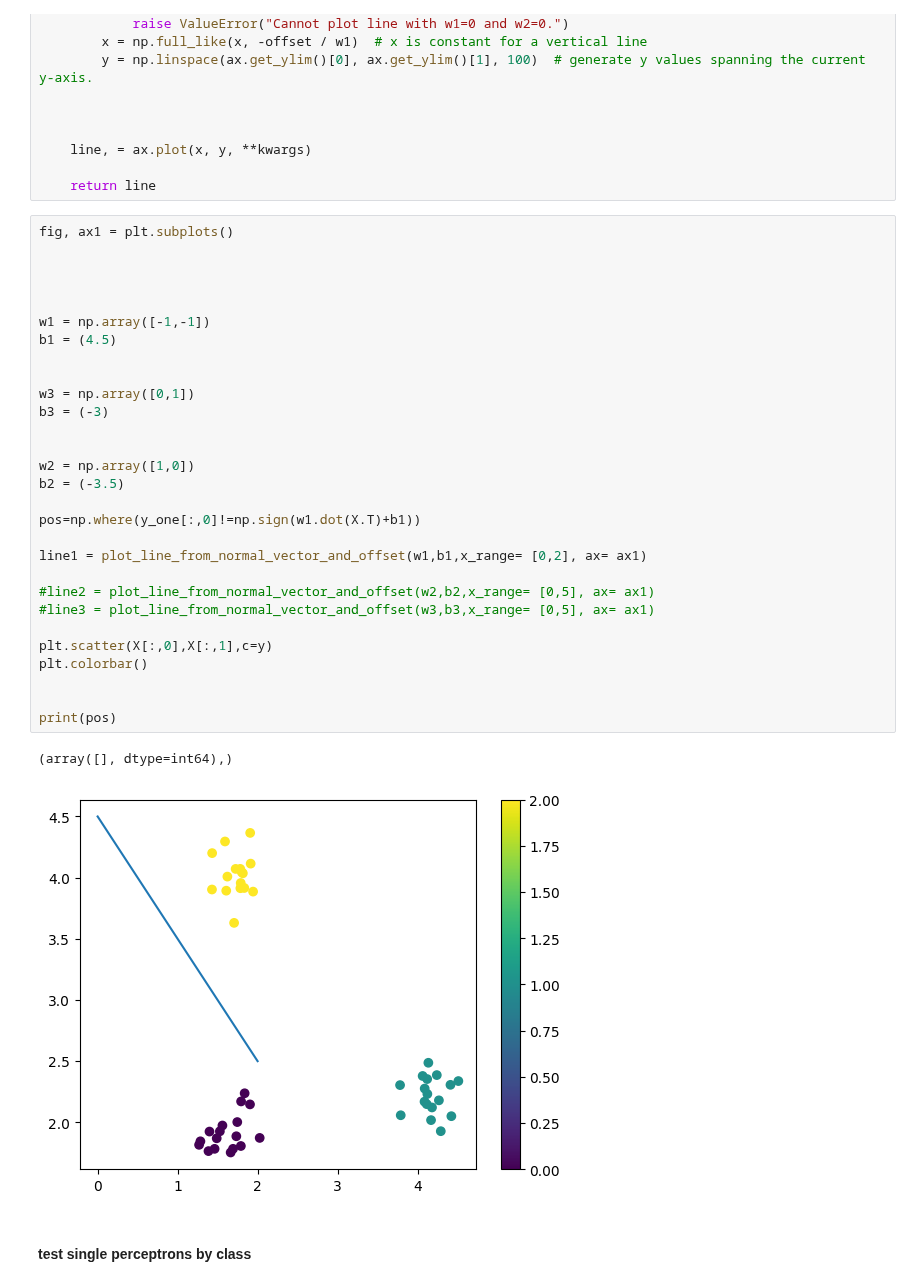
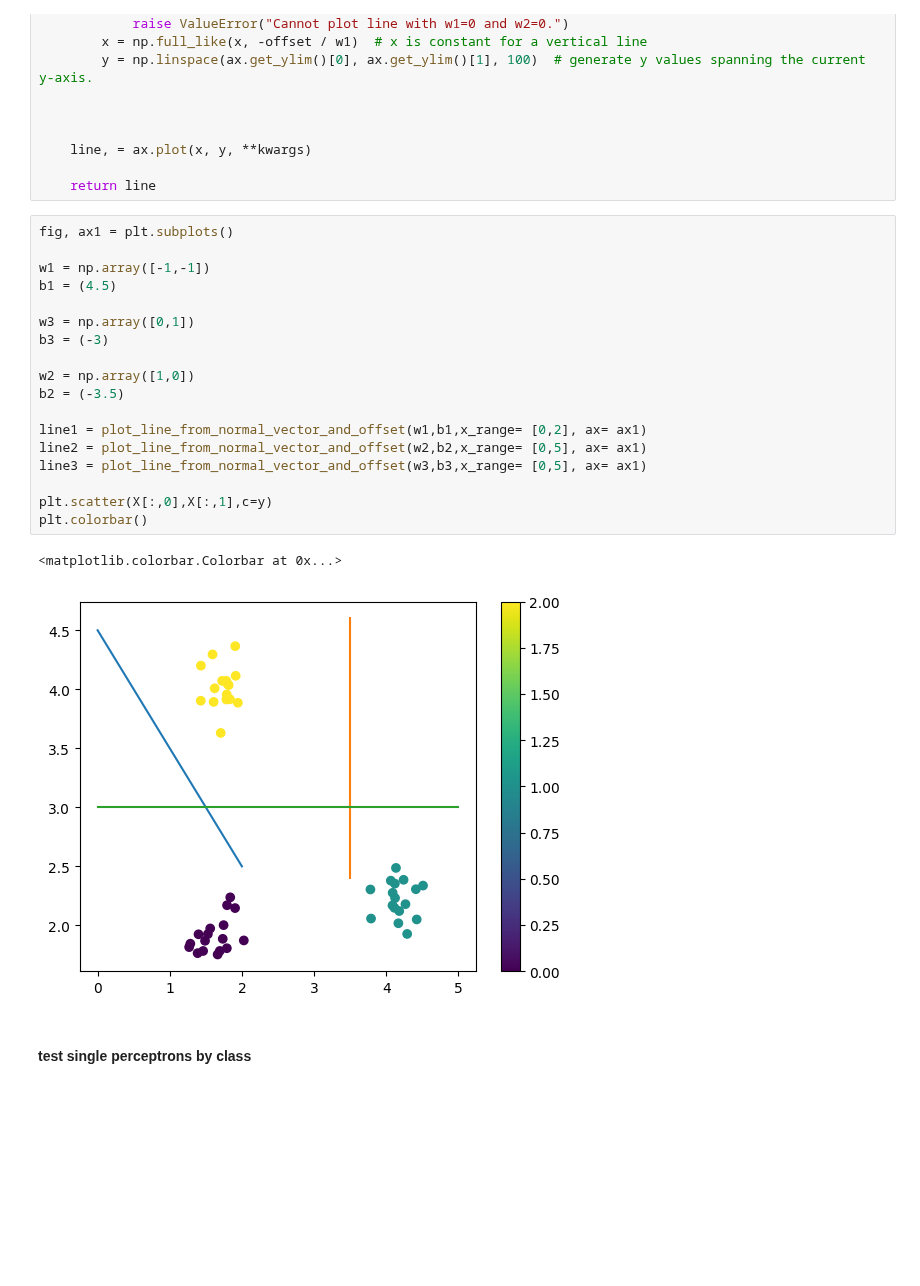
Before and after one commit to MrEwdew/DeepLearning25, a Jupyter notebook: week_2/Aufgabe_2_Multi_Class_Perceptrons.ipynb, the cells around one changed output. Cells and saved outputs as stored; diff of their text form; blank space fills up the shorter version.

```diff
--- a/week_2/Aufgabe_2_Multi_Class_Perceptrons.ipynb
+++ b/week_2/Aufgabe_2_Multi_Class_Perceptrons.ipynb
@@ -223,35 +164,24 @@ def plot_line_from_normal_vector_and_offset(normal_vector, offset, x_range=None,
     return line
 # %%
 fig, ax1 = plt.subplots()
-
-
-
 
 w1 = np.array([-1,-1])
 b1 = (4.5)
 
-
 w3 = np.array([0,1])
 b3 = (-3)
-
 
 w2 = np.array([1,0])
 b2 = (-3.5)
 
-pos=np.where(y_one[:,0]!=np.sign(w1.dot(X.T)+b1))
-
 line1 = plot_line_from_normal_vector_and_offset(w1,b1,x_range= [0,2], ax= ax1)
-
-#line2 = plot_line_from_normal_vector_and_offset(w2,b2,x_range= [0,5], ax= ax1)
-#line3 = plot_line_from_normal_vector_and_offset(w3,b3,x_range= [0,5], ax= ax1)
+line2 = plot_line_from_normal_vector_and_offset(w2,b2,x_range= [0,5], ax= ax1)
+line3 = plot_line_from_normal_vector_and_offset(w3,b3,x_range= [0,5], ax= ax1)
 
 plt.scatter(X[:,0],X[:,1],c=y)
 plt.colorbar()
-
-
-print(pos)
 # %% [output]
-(array([], dtype=int64),)
+<matplotlib.colorbar.Colorbar at 0x...>
-[figure, old version]
+[figure, new version]
 # %% [markdown]
 #### test single perceptrons by class
```
Also changed, not shown: parts of 12 cells of this notebook.
